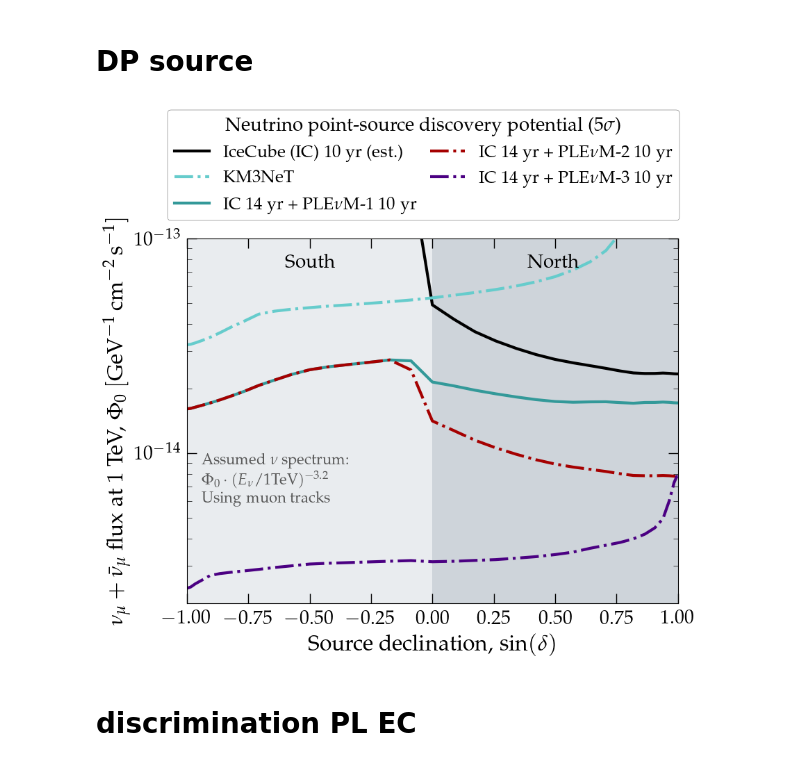
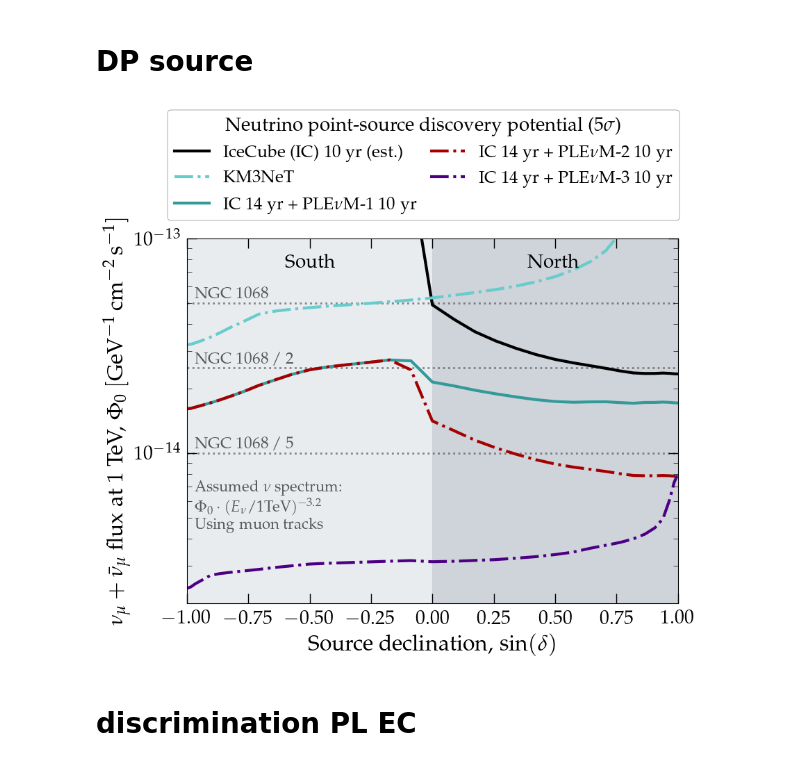
Before and after one commit to PLEnuM-group/Plenum, a Jupyter notebook: notebooks/misc/plotting_standalone.ipynb, the cells around one changed output. Drawn from its saved outputs; the diff is of its cells as text; code cells hidden in the pictures.

Commit message:
Updated plot of discovery potential vs. declination

```diff
--- a/notebooks/misc/plotting_standalone.ipynb
+++ b/notebooks/misc/plotting_standalone.ipynb
@@ -809,51 +808,51 @@ f.legend(
 ax.set_ylim(2e-15, 1e-13)
 ax.set_xlim(-1, 1)
 font_color = "0.35"
-# for ii in [1, 2, 5]:
-#     ax.axhline(ngc_flux.norm / ii, ls=":", lw=2, color=font_color, zorder=0, alpha=0.7)
-#     ax.text(
-#         x=0.97,
-#         y=ngc_flux.norm / ii,
-#         va="bottom",
-#         s="NGC 1068" if ii == 1 else f"NGC 1068 / {ii}",
-#         color=font_color,
-#         fontsize="large",
-#         ha="right",
-#     )
+for ii in [1, 2, 5]:
+    ax.axhline(ngc_flux.norm / ii, ls=":", lw=2, color=font_color, zorder=0.2, alpha=0.7)
+    ax.text(
+        x=-0.97,
+        y=ngc_flux.norm / ii,
+        va="bottom",
+        s="NGC 1068" if ii == 1 else f"NGC 1068 / {ii}",
+        color=font_color,
+        fontsize="large",
+        ha="left",
+    )
 ax.text(
     0.2, 0.92, "South", fontsize="x-large", color='k', transform=ax.transAxes
 )
 ax.text(
     0.8,
     0.92,
     "North",
     ha="right",
     fontsize="x-large",
     color='k',
     transform=ax.transAxes,
 )
 ax.tick_params(axis='both', which='major', labelsize=20)
 
 f.subplots_adjust(top=0.72)
 # ax.set_title(r"Powerlaw flux, $\gamma=-3.2$")
 # ax.set_title(r"Neutrino point-source discovery ($5\sigma$)")
 ax.annotate(
     r"Assumed $\nu$ spectrum: "
     + "\n"
     + r"$\Phi_0 \cdot (E_\nu/{\rm 1 TeV})^{-3.2}$"
     + "\n Using muon tracks",
     #     xy=(2037.5, 0.045),
-    xy=(-0.94, 1e-14),
+    xy=(-0.97, 7.5e-15),
     ha="left",
     va="top",
     zorder=10,
     color=font_color,
     fontsize=16,  # "large",
 )
 
 f.savefig(join(st.BASEPATH, plot_path, "ngc_disc_pot.pdf"), bbox_inches="tight")
 # %% [output]
-[figure, old version]
+[figure, new version]
 # %% [markdown]
 # discrimination PL EC
 # %%
```
Also changed, not shown: parts of 1 cell of this notebook.
